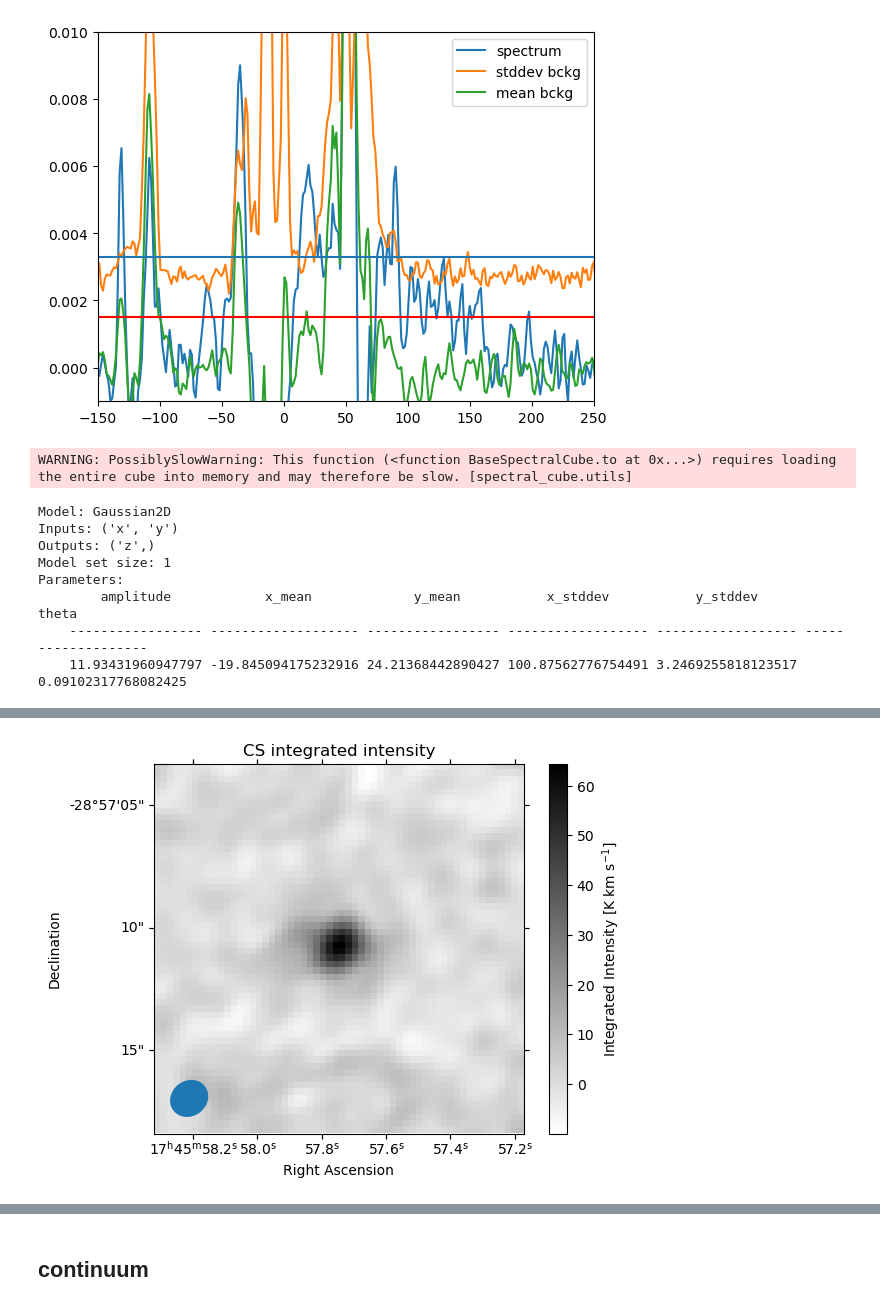
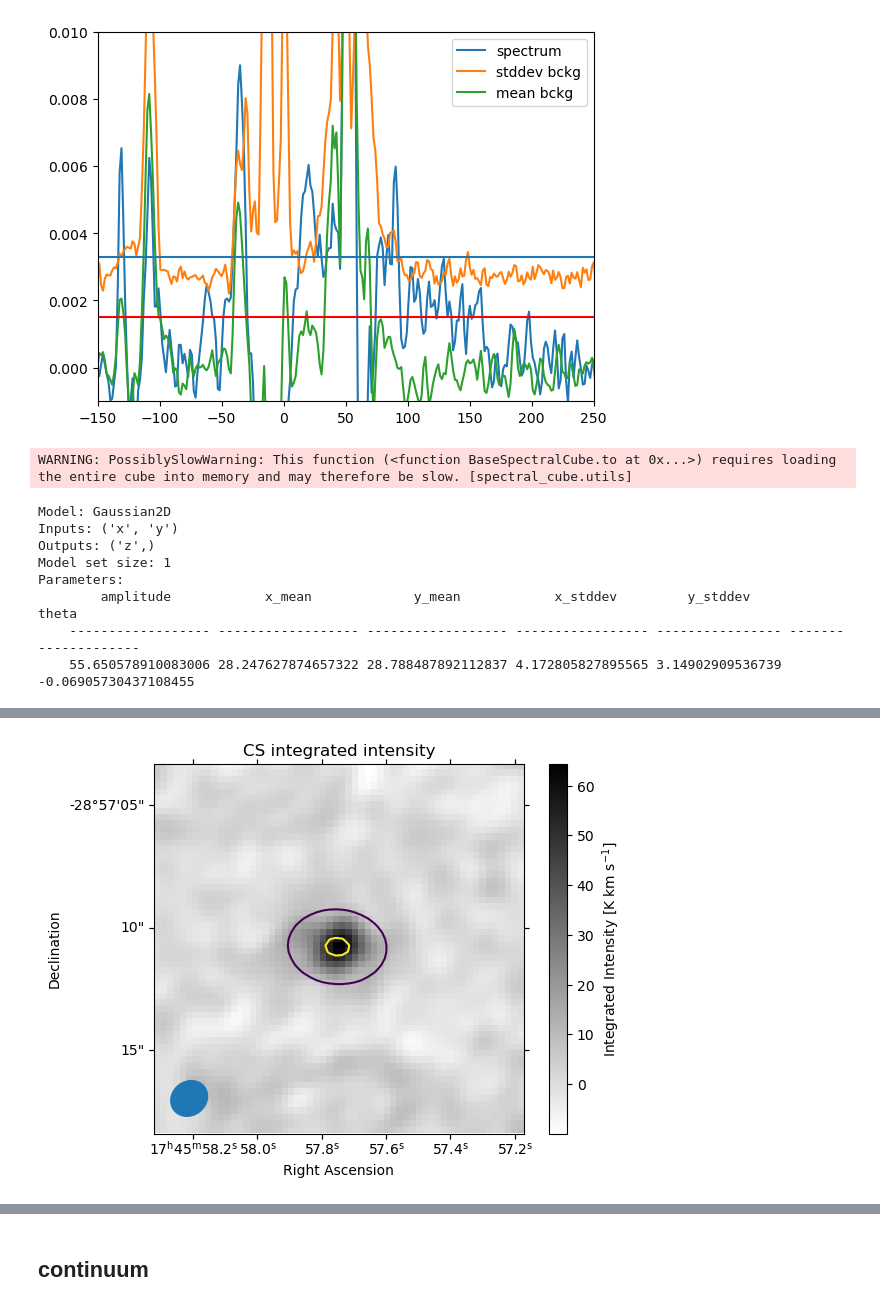
Before and after one commit to ACES-CMZ/MUBLO, a Jupyter notebook: UltraBroadbandSourceInAA.ipynb, the cells around one changed output, grey strips where cells are left out. Cells and saved outputs as stored; diff of their text form; code cells hidden in the pictures.

```diff
--- a/UltraBroadbandSourceInAA.ipynb
+++ b/UltraBroadbandSourceInAA.ipynb
@@ -215,0 +221,3 @@ Param #5       WIDTH1 =      1.5e+07 +/-               0   Range:[1.5e+07,4e+07]
+# %%
+c34scube_2012 = [scube for scube in scubes2012 if scube.spectral_axis.min() < 96.412951*u.GHz and scube.spectral_axis.max() > 96.412951*u.GHz][0]
+c34scube_2012
@@ -286,0 +349,3 @@ pl.plot(background_means[0].spectral_axis, background_means[0].value)
+# %%
+so_scube = scubes[-2].with_spectral_unit(u.km/u.s, velocity_convention='radio', rest_value=99.29987*u.GHz).spectral_slab(-300*u.km/u.s, 300*u.km/u.s)
+so_scube
@@ -286,0 +420,3 @@ pl.plot(background_means[0].spectral_axis, background_means[0].value)
+# %%
+pixscale = so_scube.wcs.celestial.proj_plane_pixel_scales()[0].to(u.arcsec)
+pixscale
@@ -314,8 +546,12 @@ pl.axhline(0.0015)
 <matplotlib.lines.Line2D at 0x...>
 [figure]
 # %%
-m0 = (so_scube.with_mask((background_stddev_so < 0.0033*background_stddev_so.unit)[:,None,None])
+contest = so_scube.median(axis=0)
+m0 = ((so_scube-contest).with_mask((background_stddev_so < 0.0033*background_stddev_so.unit)[:,None,None])
               .with_mask((mean_so_spec > 0.0015*mean_so_spec.unit)[:,None,None])).to(u.K).moment0()
+m0_so_ptsrc = m0
+
+jtok = m0.beam.jtok(so_scube.with_spectral_unit(u.GHz).spectral_axis[0]).value
 
 fig = pl.figure()
 ax = pl.subplot(projection=m0.wcs)
@@ -338,12 +574,20 @@ g = fit_g(g_init, x, y, z=m0.value, weights=1/stddev)
 print(g)
 cen = m0.wcs.pixel_to_world(g.x_mean, g.y_mean)
 
-src = radio_beam.Beam(major=g.x_stddev*pixscale*2.35, minor=g.y_stddev*pixscale*2.35, pa=90*u.deg+g.theta*u.rad)
-deconv_size = src.deconvolve(m0.beam)
+if g.x_stddev >= g.y_stddev:
+    src = radio_beam.Beam(major=g.x_stddev*pixscale*2.35, minor=g.y_stddev*pixscale*2.35, pa=90*u.deg+g.theta*u.rad)
+else:
+    src = radio_beam.Beam(major=g.y_stddev*pixscale*2.35, minor=g.x_stddev*pixscale*2.35, pa=90*u.deg+g.theta*u.rad)
+try:
+    deconv_size = src.deconvolve(m0.beam)
 
-centroid_measurements.append(['SO 3(2)-2(1)', 'm0', g.amplitude.value, cen.ra, cen.dec, g.x_stddev*pixscale, g.y_stddev*pixscale, 90*u.deg + (g.theta*u.rad).to(u.deg),
-                              deconv_size.major, deconv_size.minor, deconv_size.pa
-                             ])
+    centroid_measurements.append(['SO 3(2)-2(1)', 'm0', g.amplitude.value, g.amplitude.value/jtok, cen.ra, cen.dec, g.x_stddev*pixscale, g.y_stddev*pixscale, 90*u.deg + (g.theta*u.rad).to(u.deg),
+                                  deconv_size.major, deconv_size.minor, deconv_size.pa
+                                 ])
+except radio_beam.utils.BeamError:
+    centroid_measurements.append(['SO 3(2)-2(1)', 'm0', g.amplitude.value, g.amplitude.value/jtok, cen.ra, cen.dec, g.x_stddev*pixscale, g.y_stddev*pixscale, 90*u.deg + (g.theta*u.rad).to(u.deg),
+                                  np.nan*u.arcsec, np.nan*u.arcsec, np.nan*u.deg
+                                 ])
 
 m0.write('/orange/adamginsburg/ACES/broadline_sources/G0.025-0.073/SO32_m0.fits', overwrite=True)
 # %% [output]
@@ -389,6 +896,8 @@ m0 = (cs_scube.with_mask((background_stddev_cs < 0.0033*background_stddev_cs.uni
               .with_mask((mean_cs_spec > 0.0010*mean_cs_spec.unit)[:,None,None])
               .spectral_slab(-150*u.km/u.s, 250*u.km/u.s)
      ).to(u.K).moment0()
+m0_cs_ptsrc = m0
+jtok = m0.beam.jtok(cs_scube.with_spectral_unit(u.GHz).spectral_axis[0]).value
 
 fig = pl.figure()
 ax = pl.subplot(projection=m0.wcs)
@@ -401,10 +910,10 @@ ax.add_artist(ellipse_artist)
 ax.set_xlabel("Right Ascension")
 ax.set_ylabel("Declination")
 ax.set_title("CS integrated intensity")
-fig.savefig('/orange/adamginsburg/ACES/broadline_sources/G0.025-0.073/CS32_m0.pdf', bbox_inches='tight')
+fig.savefig('/orange/adamginsburg/ACES/broadline_sources/G0.025-0.073/CS21_m0.pdf', bbox_inches='tight')
 
 
-g_init = Gaussian2D(amplitude=0.06, x_mean=29, y_mean=29, x_stddev=3., y_stddev=3)
+g_init = Gaussian2D(amplitude=11, x_mean=m0.shape[1]/2., y_mean=m0.shape[0]/2., x_stddev=3., y_stddev=3)
 fit_g = LevMarLSQFitter()
 y, x = np.mgrid[:cs_scube.shape[1], :cs_scube.shape[2]]
 stddev = stats.mad_std(m0.value)
@@ -415,12 +924,14 @@ cen = m0.wcs.pixel_to_world(g.x_mean, g.y_mean)
 src = radio_beam.Beam(major=g.x_stddev*pixscale*2.35, minor=g.y_stddev*pixscale*2.35, pa=90*u.deg+g.theta*u.rad)
 deconv_size = src.deconvolve(m0.beam)
 
-centroid_measurements.append(['CS 2-1', 'm0', g.amplitude.value, cen.ra, cen.dec, g.x_stddev*pixscale, g.y_stddev*pixscale, 90*u.deg + (g.theta*u.rad).to(u.deg),
+centroid_measurements.append(['CS 2-1', 'm0', g.amplitude.value, g.amplitude.value/jtok, cen.ra, cen.dec, g.x_stddev*pixscale, g.y_stddev*pixscale, 90*u.deg + (g.theta*u.rad).to(u.deg),
                               deconv_size.major, deconv_size.minor, deconv_size.pa
                              ])
 
 
-m0.write('/orange/adamginsburg/ACES/broadline_sources/G0.025-0.073/CS32_m0.fits', overwrite=True)
+m0.write('/orange/adamginsburg/ACES/broadline_sources/G0.025-0.073/CS21_m0.fits', overwrite=True)
+
+ax.contour(g(x,y), levels=[10, 50])
 # %% [output]
 WARNING: PossiblySlowWarning: This function (<function BaseSpectralCube.to at 0x...>) requires loading the entire cube into memory and may therefore be slow. [spectral_cube.utils]
 Model: Gaussian2D
@@ -428,6 +939,6 @@ Inputs: ('x', 'y')
 Outputs: ('z',)
 Model set size: 1
 Parameters:
-        amplitude            x_mean             y_mean           x_stddev           y_stddev             theta
-    ----------------- ------------------- ----------------- ------------------ ------------------ -------------------
-    11.93431960947797 -19.845094175232916 24.21368442890427 100.87562776754491 3.2469255818123517 0.09102317768082425
+        amplitude            x_mean             y_mean            x_stddev         y_stddev            theta
+    ------------------ ------------------ ------------------ ----------------- ---------------- --------------------
+    55.650578910083006 28.247627874657322 28.788487892112837 4.172805827895565 3.14902909536739 -0.06905730437108455
@@ -435 +946 @@ WARNING: The fit may be unsuccessful; check fit_info['message'] for more informa
-[figure, old version]
+[figure, new version]
```
Also changed, not shown: parts of 139 cells of this notebook.
